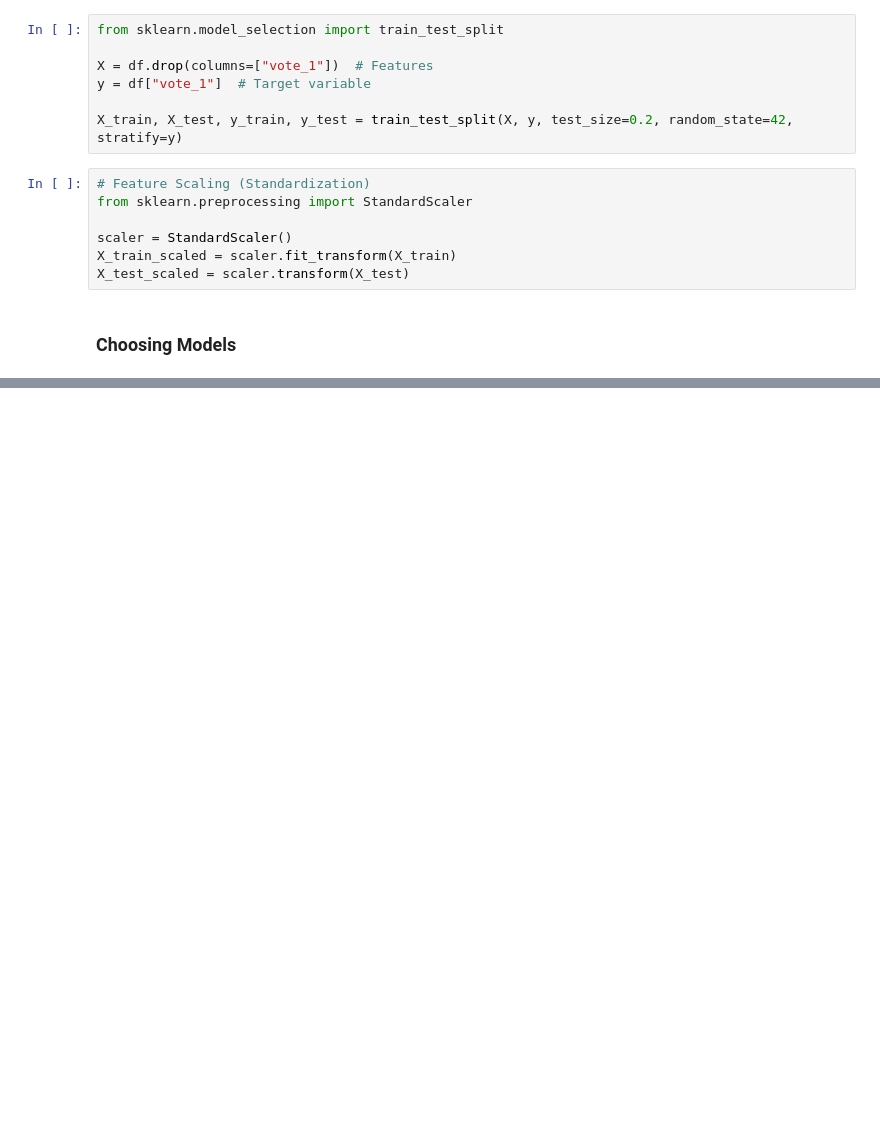
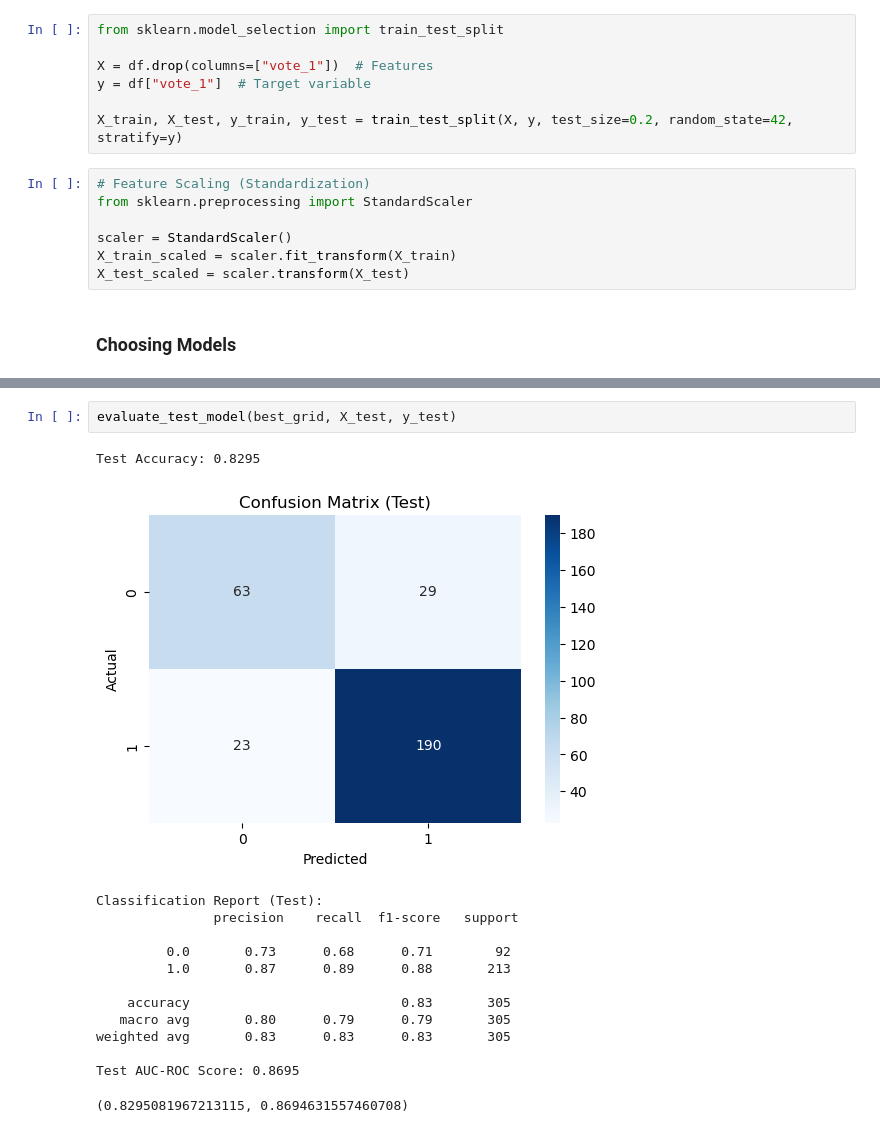
Before and after one commit to alokg-812/MachineLearning, a Jupyter notebook: MachineLearningSOT1/Project/ Sample Jupyter Notebook.ipynb, the cells around one changed output, grey strips where cells are left out. Drawn from its saved outputs; the diff is of its cells as text; blank space fills up the shorter version.

```diff
--- a/MachineLearningSOT1/Project/ Sample Jupyter Notebook.ipynb
+++ b/MachineLearningSOT1/Project/ Sample Jupyter Notebook.ipynb
@@ -375,0 +401,17 @@ Fitting 5 folds for each of 19800 candidates, totalling 99000 fits
+# %%
+evaluate_test_model(best_grid, X_test, y_test)
+# %% [output]
+Test Accuracy: 0.8295
+[figure, added]
+Classification Report (Test):
+               precision    recall  f1-score   support
+
+         0.0       0.73      0.68      0.71        92
+         1.0       0.87      0.89      0.88       213
+
+    accuracy                           0.83       305
+   macro avg       0.80      0.79      0.79       305
+weighted avg       0.83      0.83      0.83       305
+
+Test AUC-ROC Score: 0.8695
+(0.8295081967213115, 0.8694631557460708)
```
Also changed, not shown: parts of 20 cells of this notebook.
